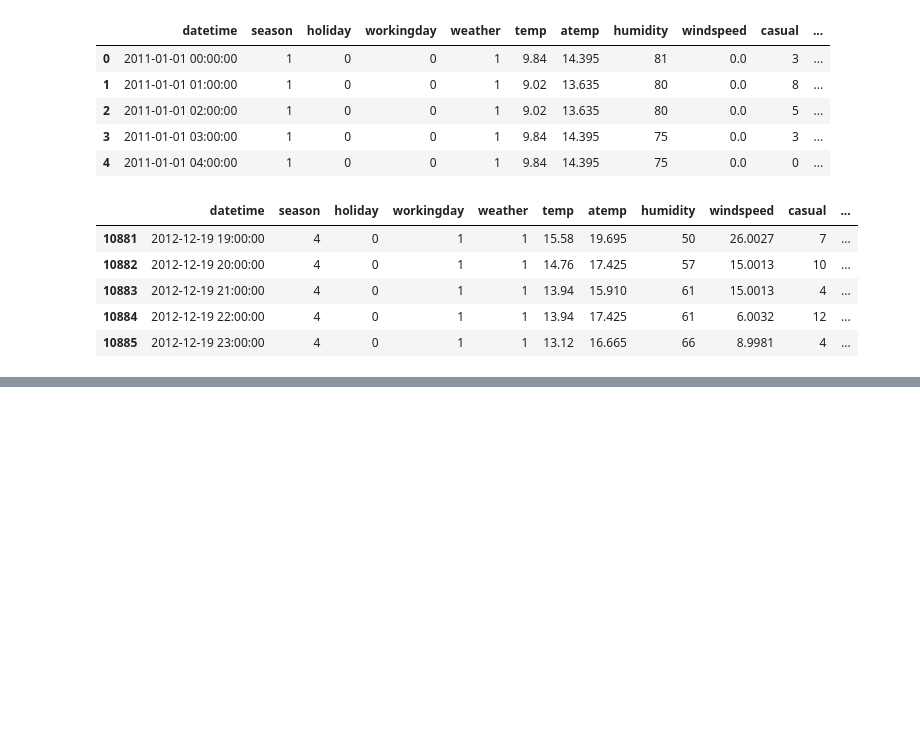
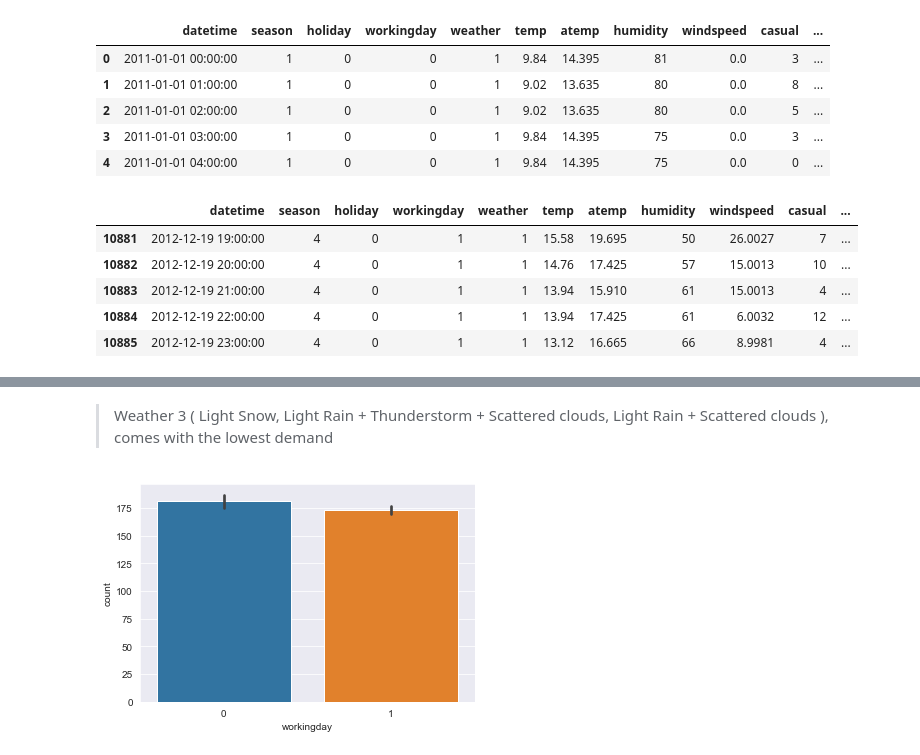
Before and after one commit to cap-ml-119/ezzaldeen-mousa, a Jupyter notebook: bike-sharing-demand/app/src/models/bike-sharing-EDA.ipynb, the cells around one changed output, grey strips where cells are left out. Cells and saved outputs as stored; diff of their text form; code cells hidden in the pictures; blank space fills up the shorter version.

```diff
--- a/bike-sharing-demand/app/src/models/bike-sharing-EDA.ipynb
+++ b/bike-sharing-demand/app/src/models/bike-sharing-EDA.ipynb
@@ -124,0 +152,7 @@ data.head()
+# %% [markdown]
+> Weather 3 ( Light Snow, Light Rain + Thunderstorm + Scattered clouds, Light Rain + Scattered clouds ), comes with the lowest demand
+# %%
+sns.barplot(data=data, x='workingday', y='count')
+plt.show()
+# %% [output]
+[figure, added]
```
Also changed, not shown: parts of 35 cells of this notebook, 2 other files.
